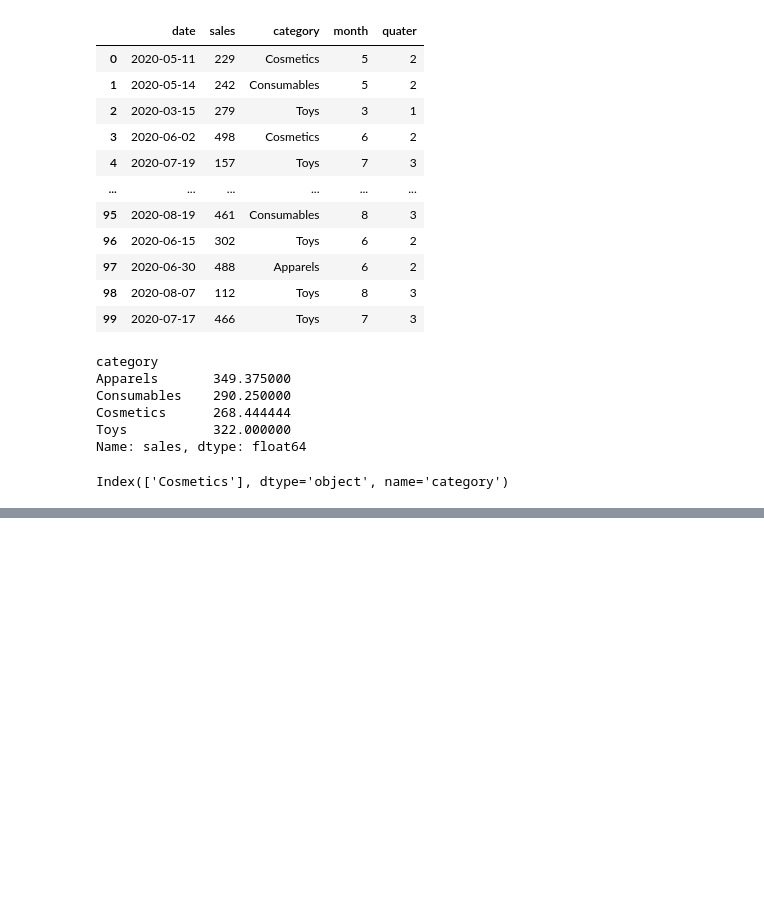
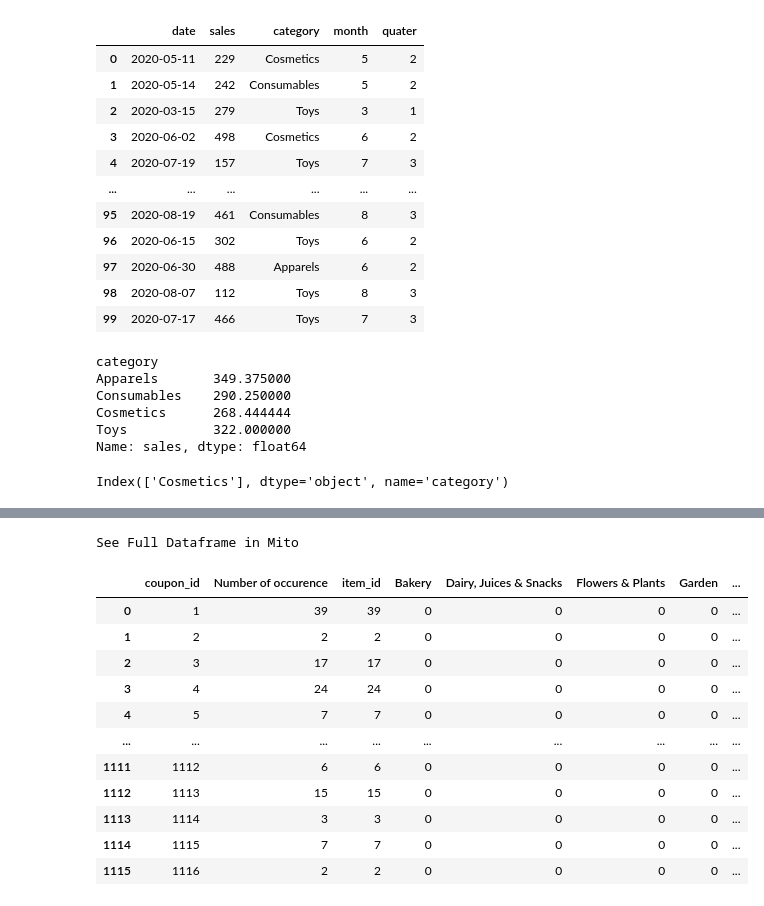
Before and after one commit to ArunavRajkhowa/Python-Notebooks-Problem-Solving, a Jupyter notebook: Datahandling_problems.ipynb, the cells around one changed output, grey strips where cells are left out. Saved outputs shown, nothing was run; the diff lists cells and outputs as text; code cells hidden in the pictures; blank space fills up the shorter version.

```diff
--- a/Datahandling_problems.ipynb
+++ b/Datahandling_problems.ipynb
@@ -164,0 +246,2 @@ Index(['Cosmetics'], dtype='object', name='category')
+# %%
+df_coupon.columns=['coupon_id','Number of occurence']
@@ -164,0 +267,3 @@ Index(['Cosmetics'], dtype='object', name='category')
+# %%
+df_new=df['item_id'].groupby(df['coupon_id']).nunique().reset_index()
+df_new
@@ -164,0 +287,4 @@ Index(['Cosmetics'], dtype='object', name='category')
+# %%
+df_number=pd.merge(df_coupon,df_new,on='coupon_id')
+
+df_number
@@ -164,0 +308,20 @@ Index(['Cosmetics'], dtype='object', name='category')
+# %%
+temp=pd.crosstab(df['coupon_id'],df['category'])
+temp.reset_index(inplace=True)
+# %%
+df_number=pd.merge(df_number,temp,on='coupon_id',how='right')
+df_number
+# %% [output]
+See Full Dataframe in Mito
+|  | coupon_id | Number of occurence | item_id | Bakery | Dairy, Juices & Snacks | Flowers & Plants | Garden | ... |
+| 0 | 1 | 39 | 39 | 0 | 0 | 0 | 0 | ... |
+| 1 | 2 | 2 | 2 | 0 | 0 | 0 | 0 | ... |
+| 2 | 3 | 17 | 17 | 0 | 0 | 0 | 0 | ... |
+| 3 | 4 | 24 | 24 | 0 | 0 | 0 | 0 | ... |
+| 4 | 5 | 7 | 7 | 0 | 0 | 0 | 0 | ... |
+| ... | ... | ... | ... | ... | ... | ... | ... | ... |
+| 1111 | 1112 | 6 | 6 | 0 | 0 | 0 | 0 | ... |
+| 1112 | 1113 | 15 | 15 | 0 | 0 | 0 | 0 | ... |
+| 1113 | 1114 | 3 | 3 | 0 | 0 | 0 | 0 | ... |
+| 1114 | 1115 | 7 | 7 | 0 | 0 | 0 | 0 | ... |
+| 1115 | 1116 | 2 | 2 | 0 | 0 | 0 | 0 | ... |
```
Also changed, not shown: parts of 24 cells of this notebook.
